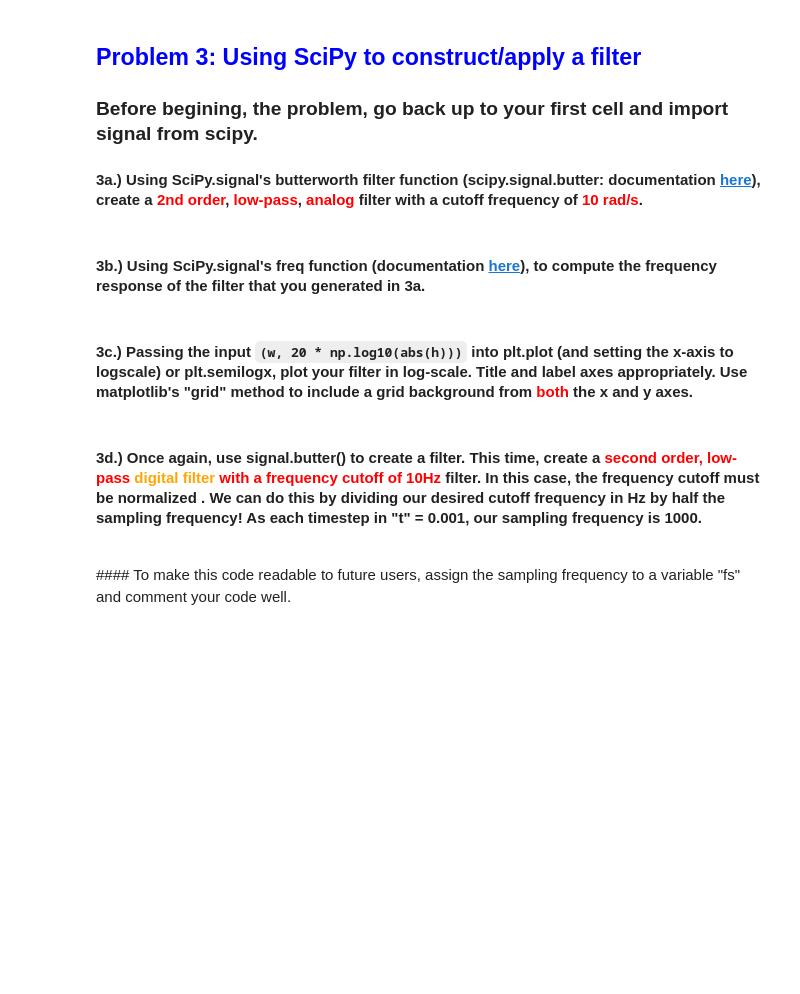
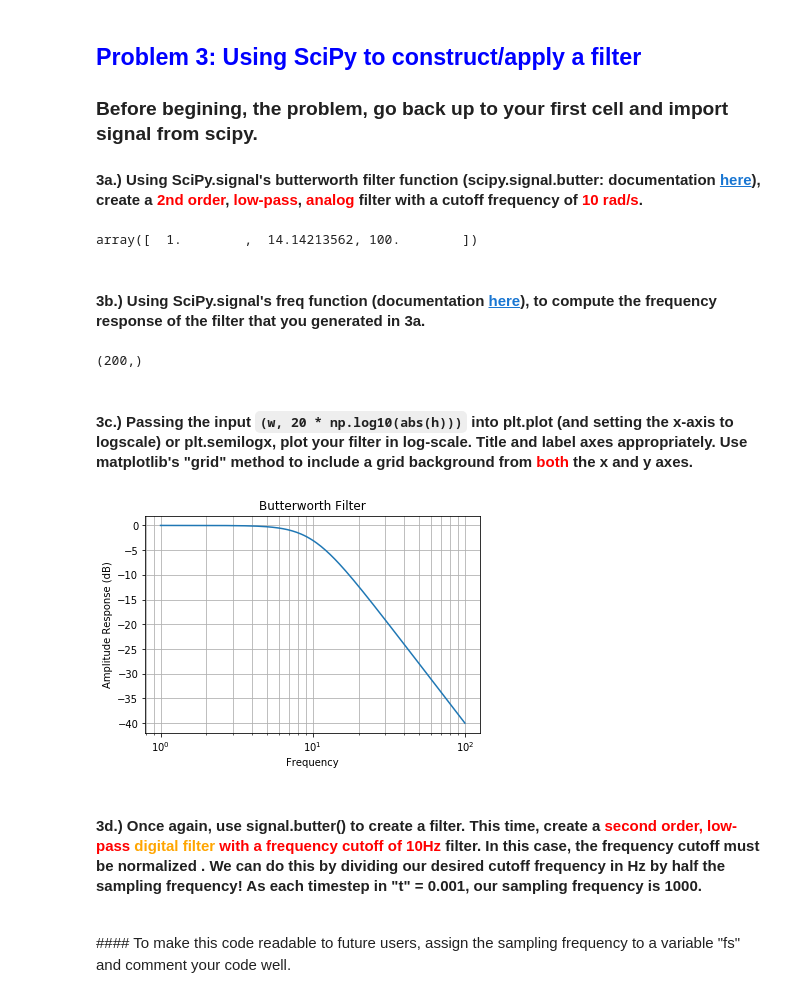
Before and after one commit to msa2011/PythonDataCourse, a Jupyter notebook: Homeworks/HW3/HW3_Part_1_Mohsin.ipynb, the cells around one changed output. Cells and saved outputs as stored; diff of their text form; code cells hidden in the pictures; blank space fills up the shorter version.

```diff
--- a/Homeworks/HW3/HW3_Part_1_Mohsin.ipynb
+++ b/Homeworks/HW3/HW3_Part_1_Mohsin.ipynb
@@ -78,12 +108,29 @@ x: , [ 2.          2.09622627  2.19708228  2.3027908   2.41358528  2.52971043
 # %%
 #hint: signal.butter returns TWO outputs - you'll want to set it equal to two
 #comma-separated variables. This is demonstrated clearly in the documentation!
+
+b,a = signal.butter(N=2,Wn=10,btype='lowpass',analog=True,output='ba')
+# %% [output]
+array([  1.        ,  14.14213562, 100.        ])
 # %% [markdown]
 #### 3b.) Using SciPy.signal's freq function (documentation [here](https://docs.scipy.org/doc/scipy-0.16.0/reference/generated/scipy.signal.freqs.html)), to compute the frequency response of the filter that you generated in 3a.
 # %%
 #Similarly, the documentation givesa very thorough example!
+w,h = signal.freqs(b, a)
+# %% [output]
+(200,)
 # %% [markdown]
 #### 3c.) Passing the input <code>(w, 20 * np.log10(abs(h)))</code> into plt.plot (and setting the x-axis to logscale) or plt.semilogx, plot your filter in log-scale. Title and label axes appropriately. Use matplotlib's "grid" method to include a grid background from <font color = red> both </font> the x and y axes.
+# %%
+fig = plt.plot(w, 20 * np.log10(abs(h)))
+plt.xscale('log')
+plt.grid(which='both',axis='both')
+plt.title('Butterworth Filter')
+plt.xlabel('Frequency')
+plt.ylabel('Amplitude Response (dB)')
+plt.show()
+# %% [output]
+[figure, added]
 # %% [markdown]
 #### 3d.) Once again, use signal.butter() to create a filter. This time, create a <font color=red>second order, low-pass </font> <font color=orange> digital filter</font><font color=red> with a frequency cutoff of 10Hz</font>  filter. In this case, the frequency cutoff must be __normalized__ . We can do this by dividing our desired cutoff frequency in __Hz__ by half the sampling frequency! As each timestep in "t" = 0.001, our sampling frequency is 1000.
 <br>
```
Also changed, not shown: parts of 8 cells of this notebook, 1 other file.
